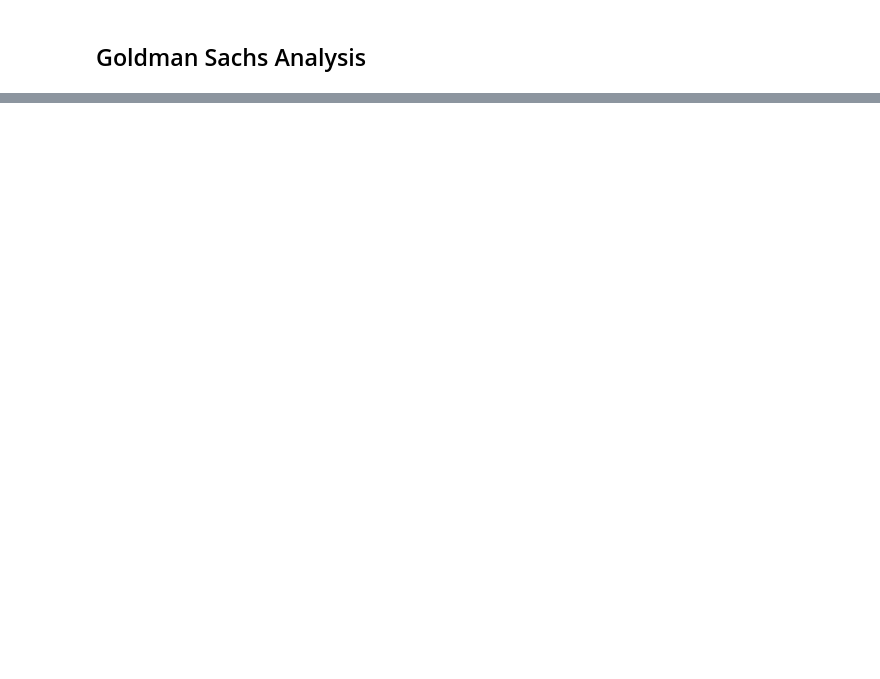
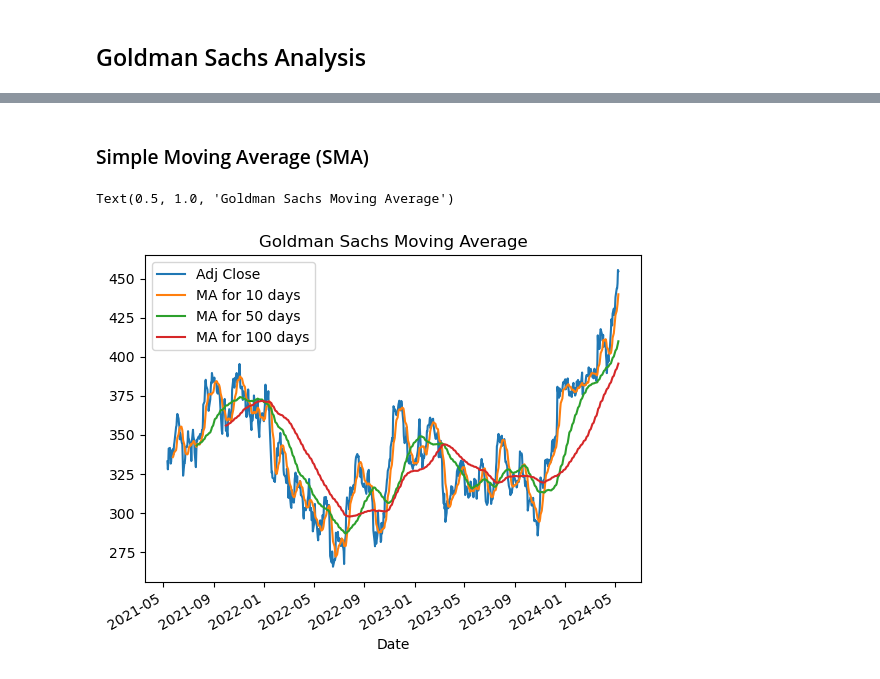
Before and after one commit to Kestrel86/Stock_Analysis, a Jupyter notebook: Reports/report_5-6_5-10.ipynb, the cells around one changed output, grey strips where cells are left out. Drawn from its saved outputs; the diff is of its cells as text; code cells hidden in the pictures; blank space fills up the shorter version.

```diff
--- a/Reports/report_5-6_5-10.ipynb
+++ b/Reports/report_5-6_5-10.ipynb
@@ -604,0 +614,14 @@ Viewing Apple's stock performance, it experiences a stock performance that rando
+# %% [markdown]
+### Simple Moving Average (SMA)
+# %%
+ma_day = [10, 50, 100]
+
+for ma in ma_day:
+    column_name = f"MA for {ma} days"
+    df_gs[column_name] = df_gs['Adj Close'].rolling(ma).mean()
+# %%
+df_gs[['Adj Close', 'MA for 10 days', 'MA for 50 days', 'MA for 100 days']].plot()
+plt.title("Goldman Sachs Moving Average")
+# %% [output]
+Text(0.5, 1.0, 'Goldman Sachs Moving Average')
+[figure, added]
```
Also changed, not shown: parts of 13 cells of this notebook.
